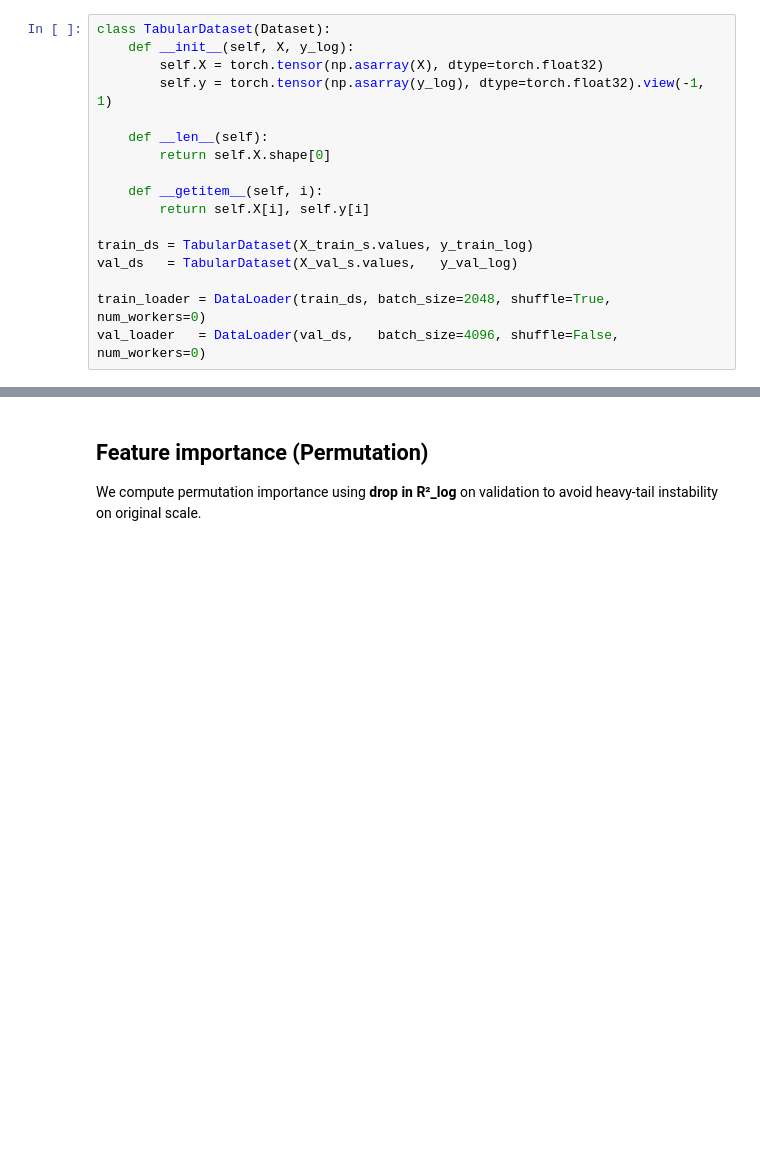
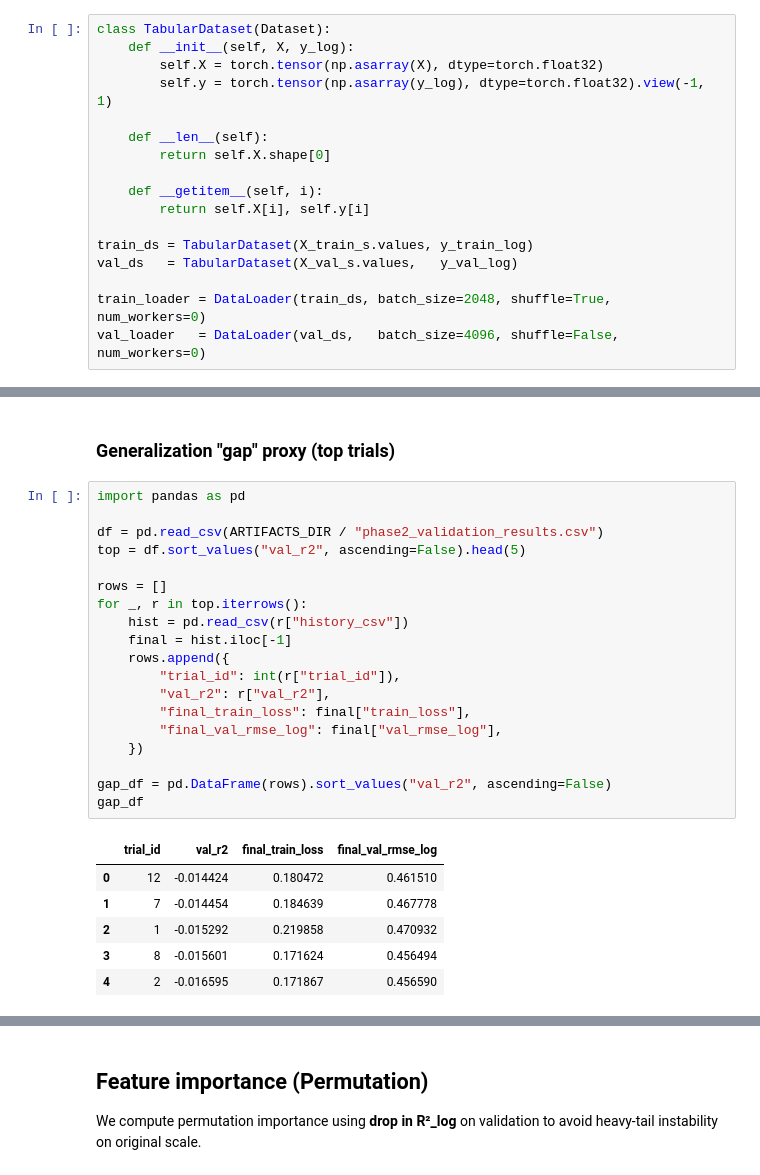
Before and after one commit to DrAlzahraniProjects/csusb_spring26_cse5140_team1, a Jupyter notebook: notebooks/NN_Analysis.ipynb, the cells around one changed output, grey strips where cells are left out. Saved outputs shown, nothing was run; the diff lists cells and outputs as text; blank space fills up the shorter version.

```diff
--- a/notebooks/NN_Analysis.ipynb
+++ b/notebooks/NN_Analysis.ipynb
@@ -383,2 +533,30 @@ Best VAL RMSE_log: 0.4720816003370926
+# %% [markdown]
+### Generalization "gap" proxy (top trials)
+# %%
+import pandas as pd
+
+df = pd.read_csv(ARTIFACTS_DIR / "phase2_validation_results.csv")
+top = df.sort_values("val_r2", ascending=False).head(5)
+
+rows = []
+for _, r in top.iterrows():
+    hist = pd.read_csv(r["history_csv"])
+    final = hist.iloc[-1]
+    rows.append({
+        "trial_id": int(r["trial_id"]),
+        "val_r2": r["val_r2"],
+        "final_train_loss": final["train_loss"],
+        "final_val_rmse_log": final["val_rmse_log"],
+    })
+
+gap_df = pd.DataFrame(rows).sort_values("val_r2", ascending=False)
+gap_df
+# %% [output]
+|  | trial_id | val_r2 | final_train_loss | final_val_rmse_log |
+| 0 | 12 | -0.014424 | 0.180472 | 0.461510 |
+| 1 | 7 | -0.014454 | 0.184639 | 0.467778 |
+| 2 | 1 | -0.015292 | 0.219858 | 0.470932 |
+| 3 | 8 | -0.015601 | 0.171624 | 0.456494 |
+| 4 | 2 | -0.016595 | 0.171867 | 0.456590 |
 # %%
 # NN validation metrics (log space + original scale)
```
Also changed, not shown: parts of 14 cells of this notebook.
